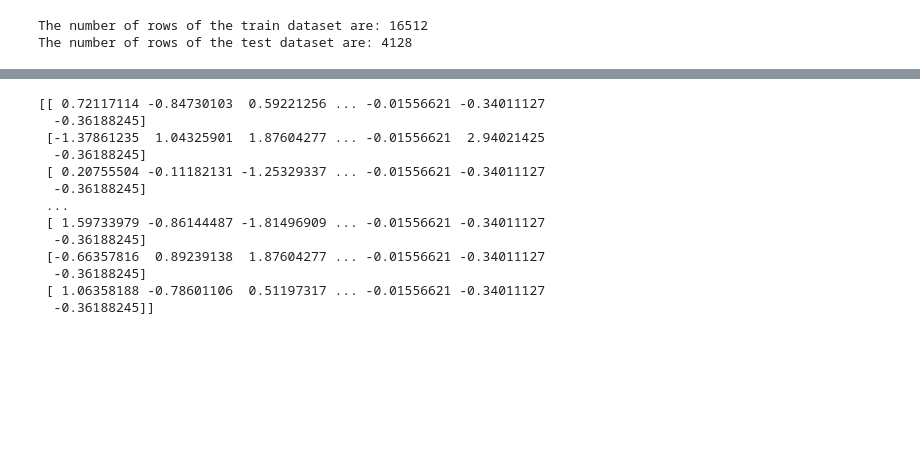
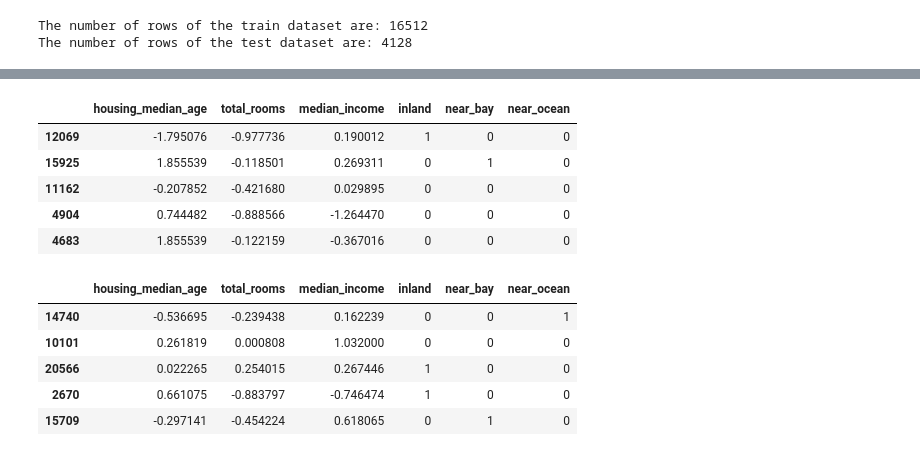
Before and after one commit to schinlfc/california_housing_price_prediction, a Jupyter notebook: notebook/script.ipynb, the cells around one changed output, grey strips where cells are left out. Drawn from its saved outputs; the diff is of its cells as text; code cells hidden in the pictures; blank space fills up the shorter version.

```diff
--- a/notebook/script.ipynb
+++ b/notebook/script.ipynb
@@ -154,5 +221,12 @@ dtype: object
 # %%
-## Split the data into 80% training dataset and 20% test dataset
-housing_train, housing_test = train_test_split(housing, test_size=0.2, random_state=100)
+# Split the data into 80% training dataset and 20% test dataset
+X = housing[['housing_median_age',
+             'total_rooms',
+             'median_income',
+             'inland',
+             'near_bay',
+             'near_ocean']]
+Y = housing[['median_house_value']]
+x_train,x_test,y_train,y_test = train_test_split(X, Y, test_size=0.2, random_state=0)
 # %%
 ## Check to see if the if the split is correct
@@ -193,18 +237,0 @@ print(housing_train_standardized)
-# %%
-# Standardize testing dataset
-housing_test_standardized = scaler.fit_transform(housing_test)
-print(housing_test_standardized)
-# %% [output]
-[[ 0.72117114 -0.84730103  0.59221256 ... -0.01556621 -0.34011127
-  -0.36188245]
- [-1.37861235  1.04325901  1.87604277 ... -0.01556621  2.94021425
-  -0.36188245]
- [ 0.20755504 -0.11182131 -1.25329337 ... -0.01556621 -0.34011127
-  -0.36188245]
- ...
- [ 1.59733979 -0.86144487 -1.81496909 ... -0.01556621 -0.34011127
-  -0.36188245]
- [-0.66357816  0.89239138  1.87604277 ... -0.01556621 -0.34011127
-  -0.36188245]
- [ 1.06358188 -0.78601106  0.51197317 ... -0.01556621 -0.34011127
-  -0.36188245]]
@@ -210,0 +249,26 @@ print(housing_test_standardized)
+# %%
+# Standardize training dataset
+x_train[['housing_median_age', 'total_rooms', 'median_income']] = scaler.fit_transform(x_train[['housing_median_age',
+                                                                                                'total_rooms',
+                                                                                                'median_income']])
+x_train.head()
+# %% [output]
+|  | housing_median_age | total_rooms | median_income | inland | near_bay | near_ocean |
+| 12069 | -1.795076 | -0.977736 | 0.190012 | 1 | 0 | 0 |
+| 15925 | 1.855539 | -0.118501 | 0.269311 | 0 | 1 | 0 |
+| 11162 | -0.207852 | -0.421680 | 0.029895 | 0 | 0 | 0 |
+| 4904 | 0.744482 | -0.888566 | -1.264470 | 0 | 0 | 0 |
+| 4683 | 1.855539 | -0.122159 | -0.367016 | 0 | 0 | 0 |
+# %%
+# Standardize test dataset of x_test
+x_test[['housing_median_age', 'total_rooms', 'median_income']] = scaler.fit_transform(x_test[['housing_median_age',
+                                                                                              'total_rooms',
+                                                                                              'median_income']])
+x_test.head()
+# %% [output]
+|  | housing_median_age | total_rooms | median_income | inland | near_bay | near_ocean |
+| 14740 | -0.536695 | -0.239438 | 0.162239 | 0 | 0 | 1 |
+| 10101 | 0.261819 | 0.000808 | 1.032000 | 0 | 0 | 0 |
+| 20566 | 0.022265 | 0.254015 | 0.267446 | 1 | 0 | 0 |
+| 2670 | 0.661075 | -0.883797 | -0.746474 | 1 | 0 | 0 |
+| 15709 | -0.297141 | -0.454224 | 0.618065 | 0 | 1 | 0 |
```
Also changed, not shown: parts of 24 cells of this notebook.
